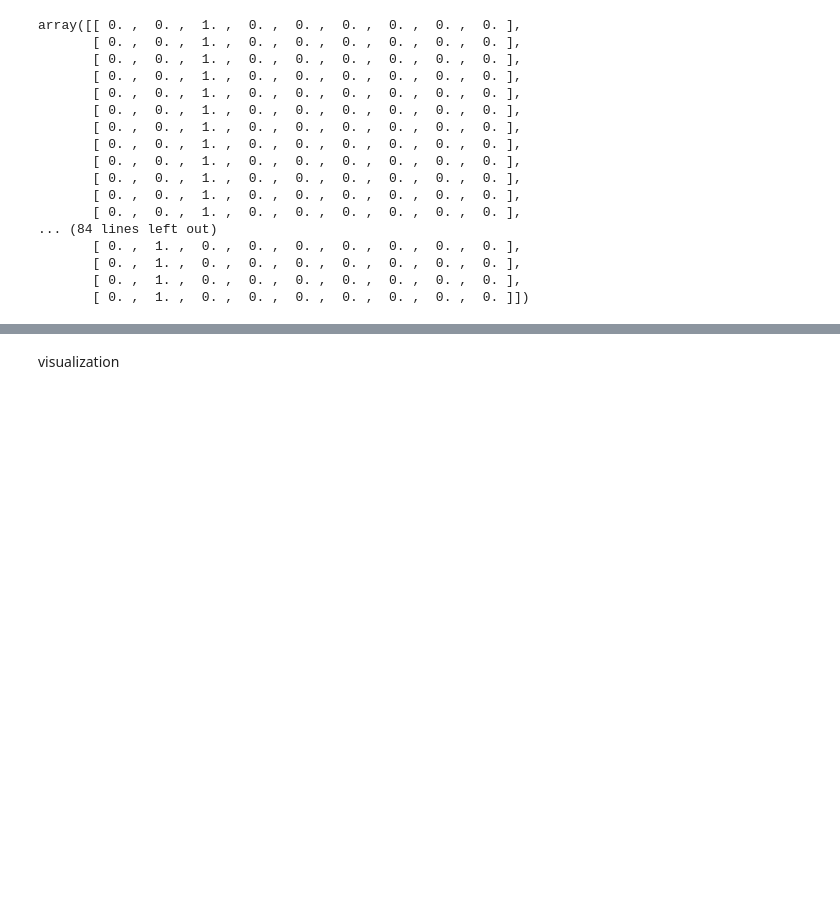
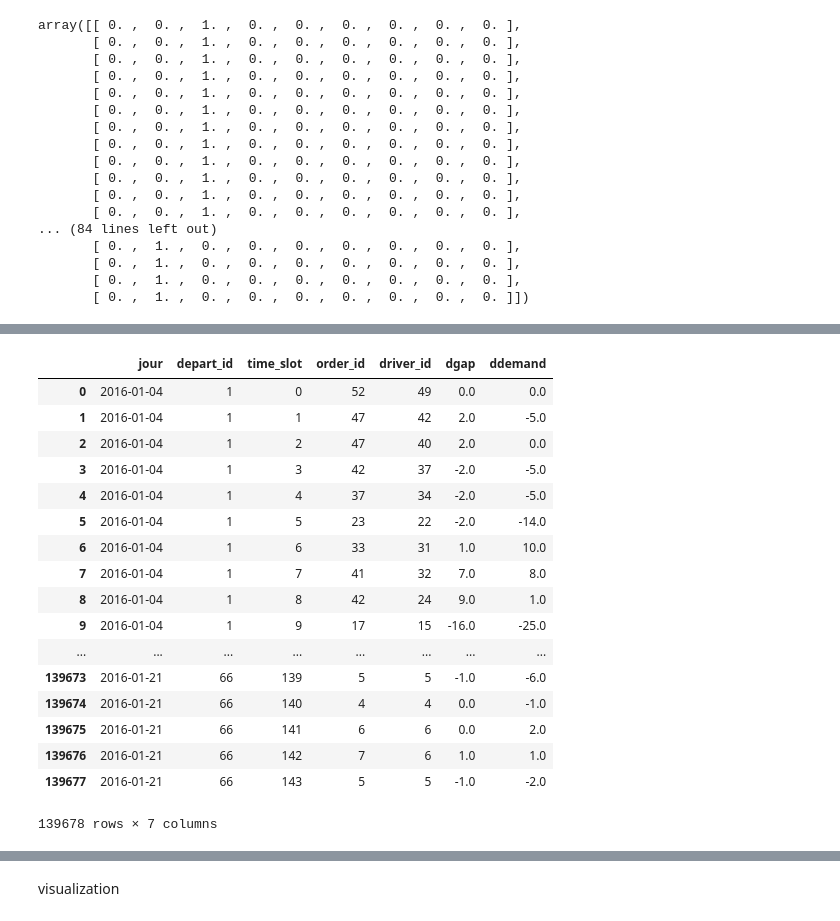
Before and after one commit to wattlebird/ditech, a Jupyter notebook: Feature_extraction_playground.ipynb, the cells around one changed output, grey strips where cells are left out. Saved outputs shown, nothing was run; the diff lists cells and outputs as text; code cells hidden in the pictures; blank space fills up the shorter version.

```diff
--- a/Feature_extraction_playground.ipynb
+++ b/Feature_extraction_playground.ipynb
@@ -243,0 +274,3 @@ with open("training_data", 'w') as fw:
+# %%
+destrict_order = grouped_order.get_group(12)
+gap = destrict_order['order_id']-destrict_order['driver_id']
@@ -243,0 +298,23 @@ with open("training_data", 'w') as fw:
+# %%
+dgap = np.zeros(gap.shape)
+for i in xrange(1, dgap.shape[0]):
+    dgap[i] = gap.iloc[i]-gap.iloc[i-1]
+# %%
+ddemand = np.zeros(destrict_order['order_id'].shape)
+for i in xrange(1, ddemand.shape[0]):
+    ddemand[i] = destrict_order['order_id'].iloc[i] - destrict_order['order_id'].iloc[i]
+# %%
+delta = []
+for destrict in xrange(1, 67):
+    destrict_order = grouped_order.get_group(destrict).copy()
+    gap = destrict_order['order_id']-destrict_order['driver_id']
+    dgap = np.zeros(gap.shape)
+    for i in xrange(1, dgap.shape[0]):
+        dgap[i] = gap.iloc[i]-gap.iloc[i-1]
+    ddemand = np.zeros(destrict_order['order_id'].shape)
+    for i in xrange(1, ddemand.shape[0]):
+        ddemand[i] = destrict_order['order_id'].iloc[i] - destrict_order['order_id'].iloc[i-1]
+    destrict_order['dgap']=dgap
+    destrict_order['ddemand']=ddemand
+    delta.append(destrict_order)
+dor = pd.concat(delta)
@@ -243,0 +328,21 @@ with open("training_data", 'w') as fw:
+# %%
+dor
+# %% [output]
+|  | jour | depart_id | time_slot | order_id | driver_id | dgap | ddemand |
+| 0 | 2016-01-04 | 1 | 0 | 52 | 49 | 0.0 | 0.0 |
+| 1 | 2016-01-04 | 1 | 1 | 47 | 42 | 2.0 | -5.0 |
+| 2 | 2016-01-04 | 1 | 2 | 47 | 40 | 2.0 | 0.0 |
+| 3 | 2016-01-04 | 1 | 3 | 42 | 37 | -2.0 | -5.0 |
+| 4 | 2016-01-04 | 1 | 4 | 37 | 34 | -2.0 | -5.0 |
+| 5 | 2016-01-04 | 1 | 5 | 23 | 22 | -2.0 | -14.0 |
+| 6 | 2016-01-04 | 1 | 6 | 33 | 31 | 1.0 | 10.0 |
+| 7 | 2016-01-04 | 1 | 7 | 41 | 32 | 7.0 | 8.0 |
+| 8 | 2016-01-04 | 1 | 8 | 42 | 24 | 9.0 | 1.0 |
+| 9 | 2016-01-04 | 1 | 9 | 17 | 15 | -16.0 | -25.0 |
+| ... | ... | ... | ... | ... | ... | ... | ... |
+| 139673 | 2016-01-21 | 66 | 139 | 5 | 5 | -1.0 | -6.0 |
+| 139674 | 2016-01-21 | 66 | 140 | 4 | 4 | 0.0 | -1.0 |
+| 139675 | 2016-01-21 | 66 | 141 | 6 | 6 | 0.0 | 2.0 |
+| 139676 | 2016-01-21 | 66 | 142 | 7 | 6 | 1.0 | 1.0 |
+| 139677 | 2016-01-21 | 66 | 143 | 5 | 5 | -1.0 | -2.0 |
+139678 rows × 7 columns
```
Also changed, not shown: parts of 22 cells of this notebook, 4 other files.
